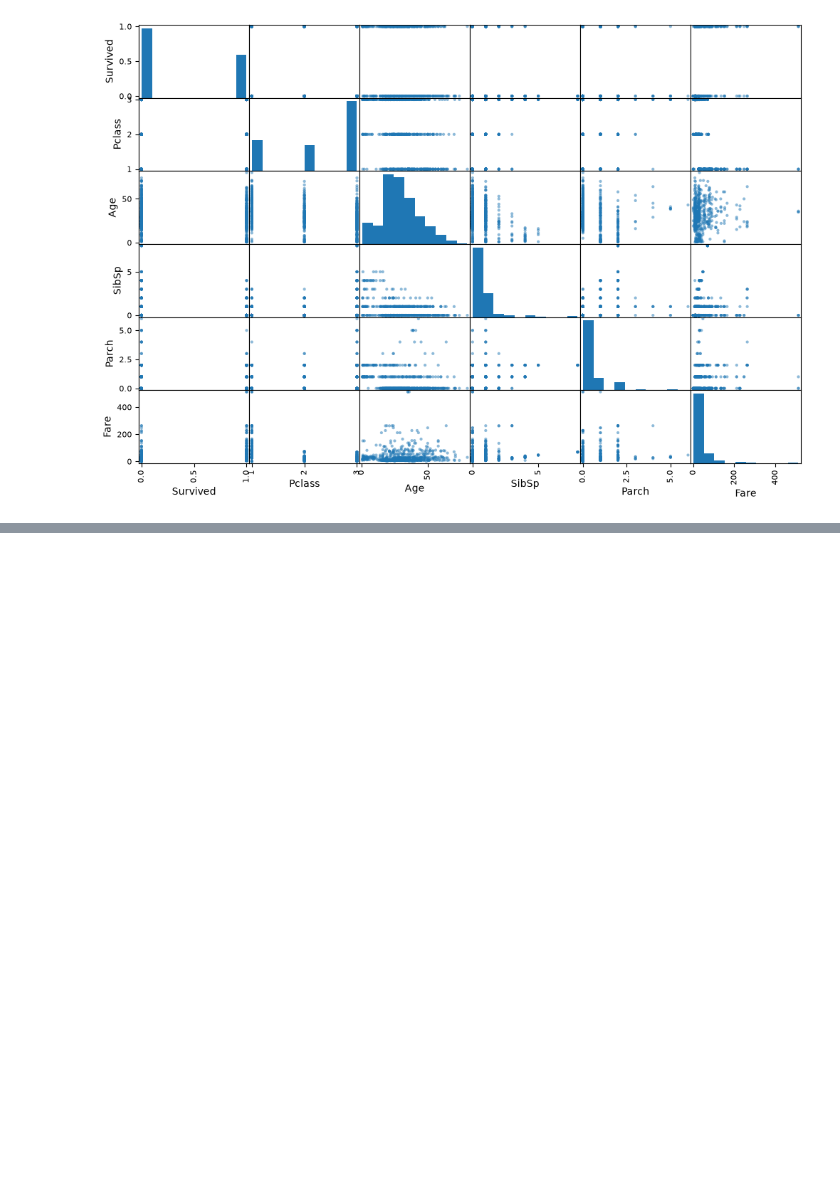
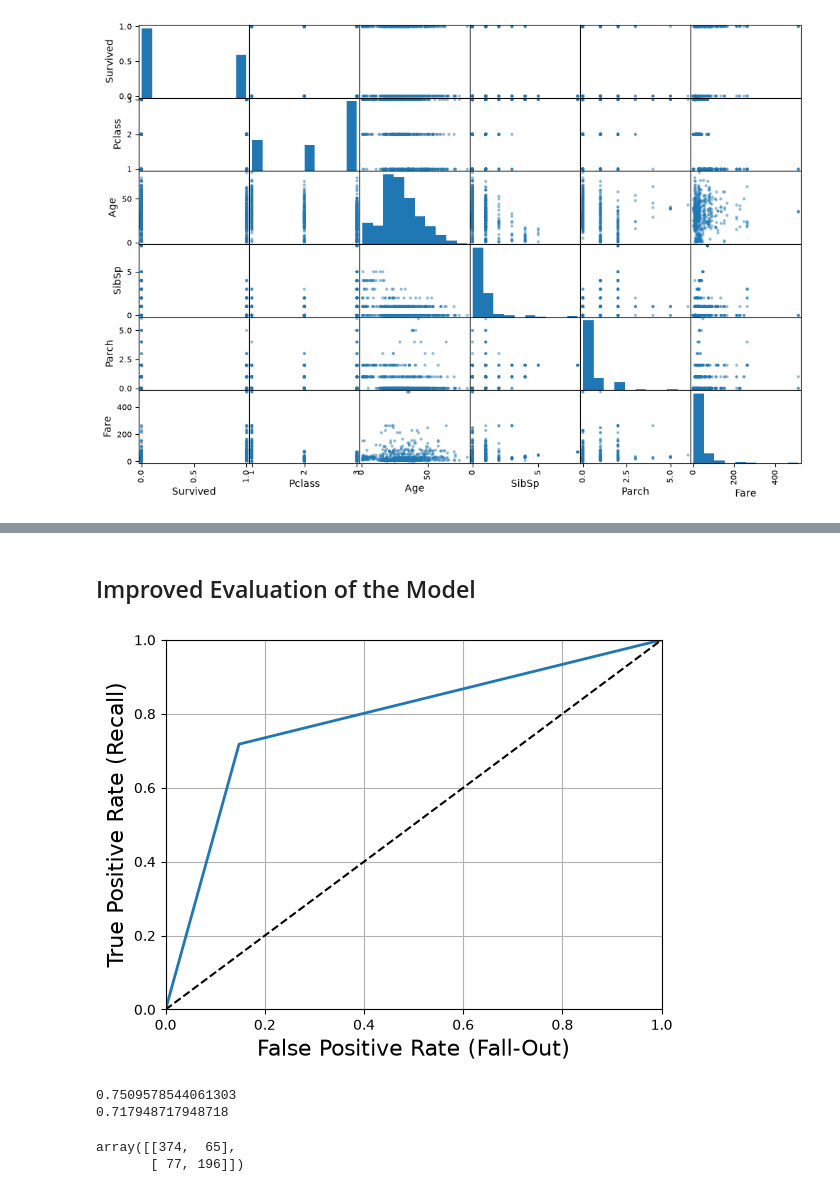
Before and after one commit to Aden-1/Machine-Learning, a Jupyter notebook: p2/main.ipynb, the cells around one changed output, grey strips where cells are left out. Drawn from its saved outputs; the diff is of its cells as text; code cells hidden in the pictures; blank space fills up the shorter version.

```diff
--- a/p2/main.ipynb
+++ b/p2/main.ipynb
@@ -201,0 +319,26 @@ titanic.describe().round()
+# %% [markdown]
+## Improved Evaluation of the Model
+# %%
+# Get cross-validation scores for evaluation
+y_scores = cross_val_predict(forest_clf, X_train, Y_train, cv=10)
+# %%
+# Plot the ROC curve of the cross-validation
+fpr2, tpr2, thresholds = roc_curve(Y_train, y_scores)
+plot_roc_curve(fpr2, tpr2)
+plt.show()
+# %% [output]
+[figure, added]
+# %%
+# View the Precision, Recall, and Confusion matrix of the model on the train set using cross-validation
+
+# Precision
+print(precision_score(Y_train, y_scores))
+# Recall
+print(recall_score(Y_train, y_scores))
+# Confusion matrix
+confusion_matrix(Y_train, y_scores)
+# %% [output]
+0.7509578544061303
+0.717948717948718
+array([[374,  65],
+       [ 77, 196]])
```
Also changed, not shown: parts of 45 cells of this notebook.
